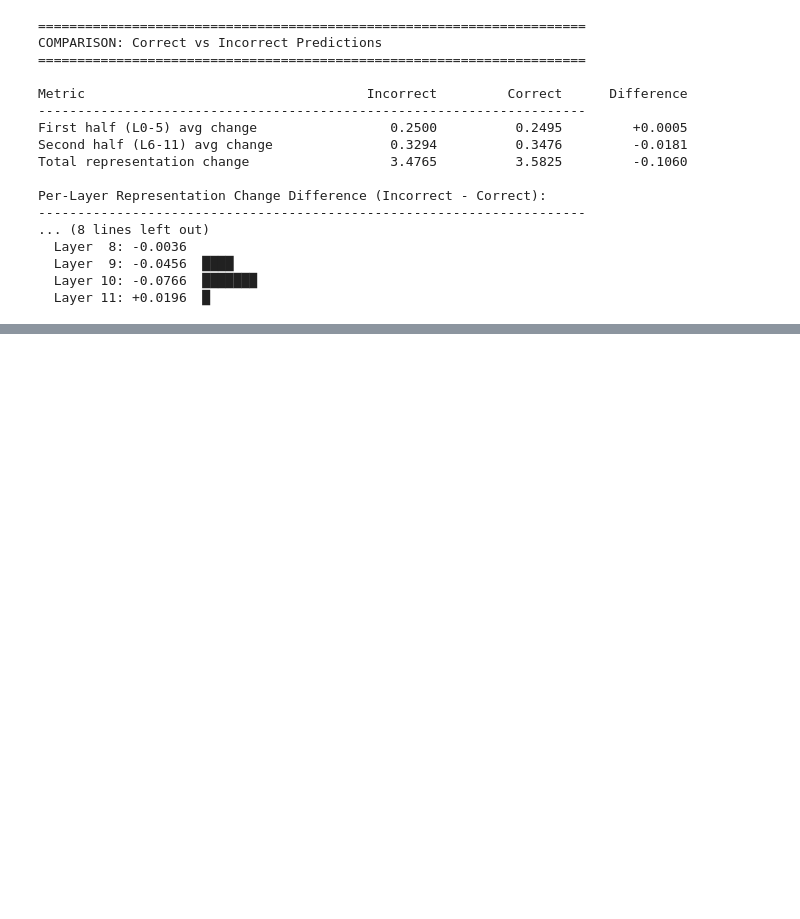
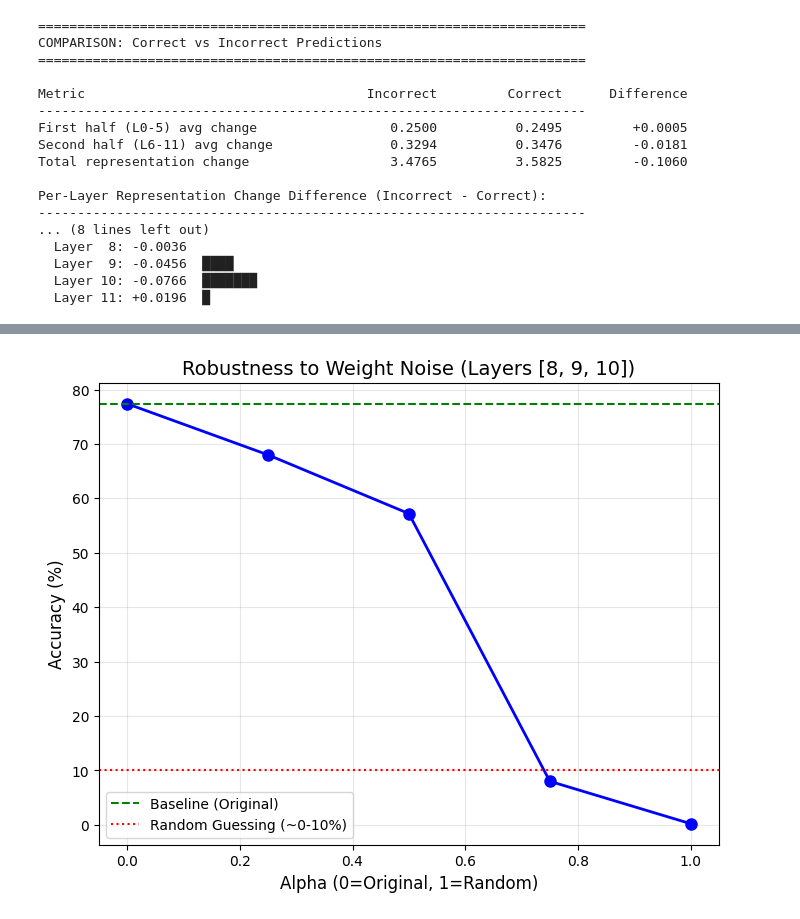
Before and after one commit to leobitz/Do-Vision-Models-Use-Their-Depth-Efficiently, a Jupyter notebook: exp1.ipynb, the cells around one changed output, grey strips where cells are left out. Cells and saved outputs as stored; diff of their text form; code cells hidden in the pictures; blank space fills up the shorter version.

Commit message:
Add interpolation tests

```diff
--- a/exp1.ipynb
+++ b/exp1.ipynb
@@ -1301,3 +1304,80 @@ Per-Layer Representation Change Difference (Incorrect - Correct):
   Layer  9: -0.0456  ████
   Layer 10: -0.0766  ███████
   Layer 11: +0.0196  █
+# %%
+target_layers = [8, 9, 10]
+alphas = [0.0, 0.25, 0.5, 0.75, 1.0]
+results = []
+
+# Save a copy of the original weights so we can reset after each alpha
+original_state_dict = {
+    k: v.clone()
+    for k, v in model.named_parameters()
+    if any(f"layer.{layer_idx}." in k for layer_idx in target_layers)
+}
+
+def evaluate_accuracy(model, n_samples=500):
+    """Helper to check model accuracy quickly"""
+    correct = 0
+    total = 0
+    model.eval()
+    with torch.no_grad():
+        for i in range(min(n_samples, len(ds['train']))):
+            img = ds['train'][i]['image']
+            if img.mode != 'RGB': img = img.convert('RGB')
+            label = ds['train'][i]['label']
+
+            inputs = processor(images=img, return_tensors="pt")
+            outputs = model(**inputs)
+            pred = outputs.logits.argmax(-1).item()
+
+            if pred == label:
+                correct += 1
+            total += 1
+    return correct / total
+
+for alpha in alphas:
+    print(f"\nTesting Alpha = {alpha} (Noise Level)...")
+
+    with torch.no_grad():
+        for name, param in model.named_parameters():
+            if name in original_state_dict:
+                param.copy_(original_state_dict[name])
+
+    with torch.no_grad():
+        for name, param in model.named_parameters():
+            is_target = any(f"layer.{idx}." in name for idx in target_layers)
+
+            if is_target:
+                trained_weight = param.data
+
+                # Generate random noise with same mean/std as original to be fair
+                # (Kaiming Init is standard, but matching stats is safer for interpolation)
+                mean, std = trained_weight.mean(), trained_weight.std()
+                rand_weight = torch.randn_like(trained_weight) * std + mean
+
+                new_weight = alpha * rand_weight + (1 - alpha) * trained_weight
+
+                param.copy_(new_weight)
+
+    acc = evaluate_accuracy(model)
+    results.append(acc)
+    print(f"  -> Accuracy: {acc*100:.2f}%")
+
+with torch.no_grad():
+    for name, param in model.named_parameters():
+        if name in original_state_dict:
+            param.copy_(original_state_dict[name])
+
+plt.figure(figsize=(8, 6))
+plt.plot(alphas, [r * 100 for r in results], 'b-o', linewidth=2, markersize=8)
+plt.axhline(y=results[0]*100, color='g', linestyle='--', label='Baseline (Original)')
+plt.axhline(y=10.0, color='r', linestyle=':', label='Random Guessing (~0-10%)')
+
+plt.title(f'Robustness to Weight Noise (Layers {target_layers})', fontsize=14)
+plt.xlabel('Alpha (0=Original, 1=Random)', fontsize=12)
+plt.ylabel('Accuracy (%)', fontsize=12)
+plt.grid(True, alpha=0.3)
+plt.legend()
+plt.show()
+# %% [output]
@@ -1303,0 +1402 @@ Per-Layer Representation Change Difference (Incorrect - Correct):
+[figure, added]
```
Also changed, not shown: parts of 3 cells of this notebook.
